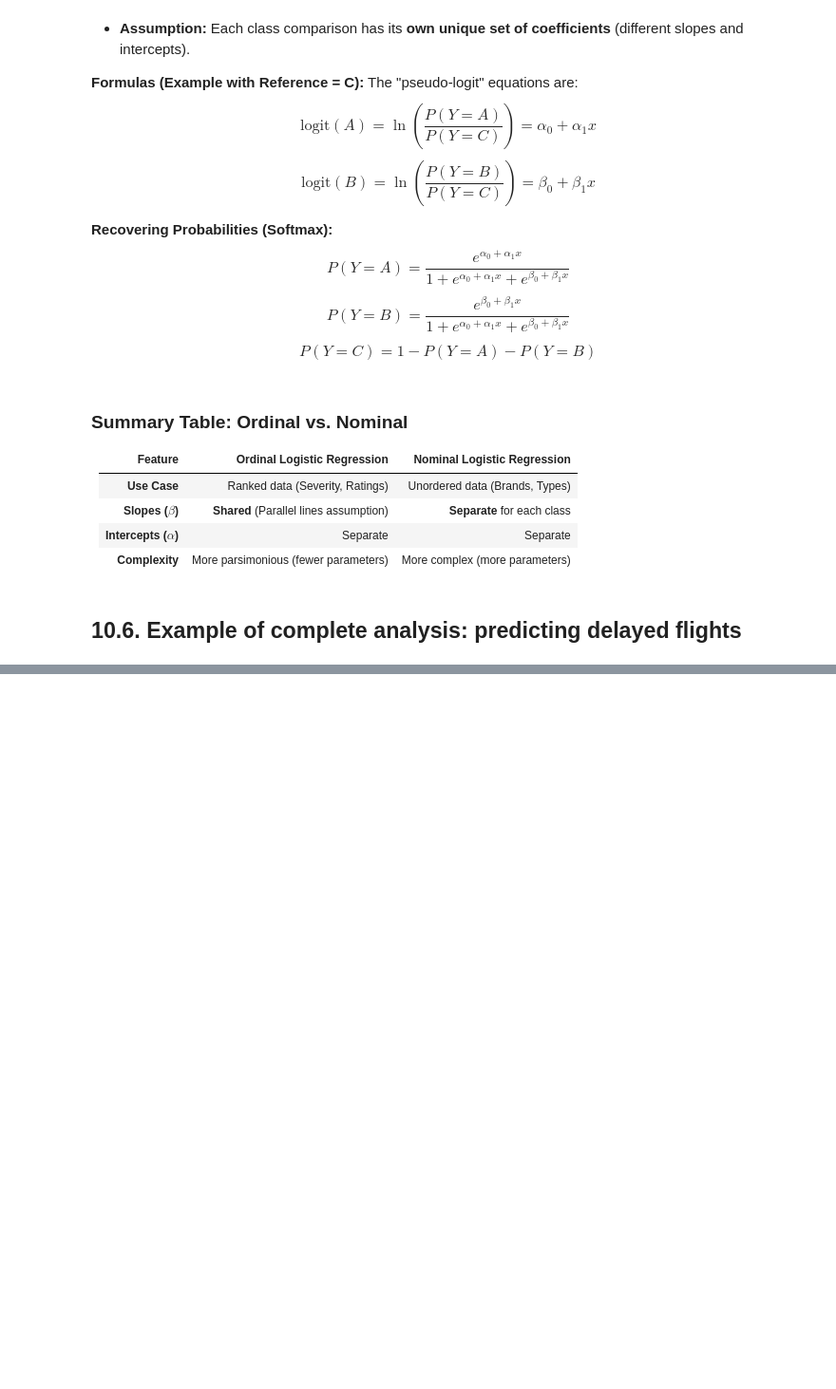
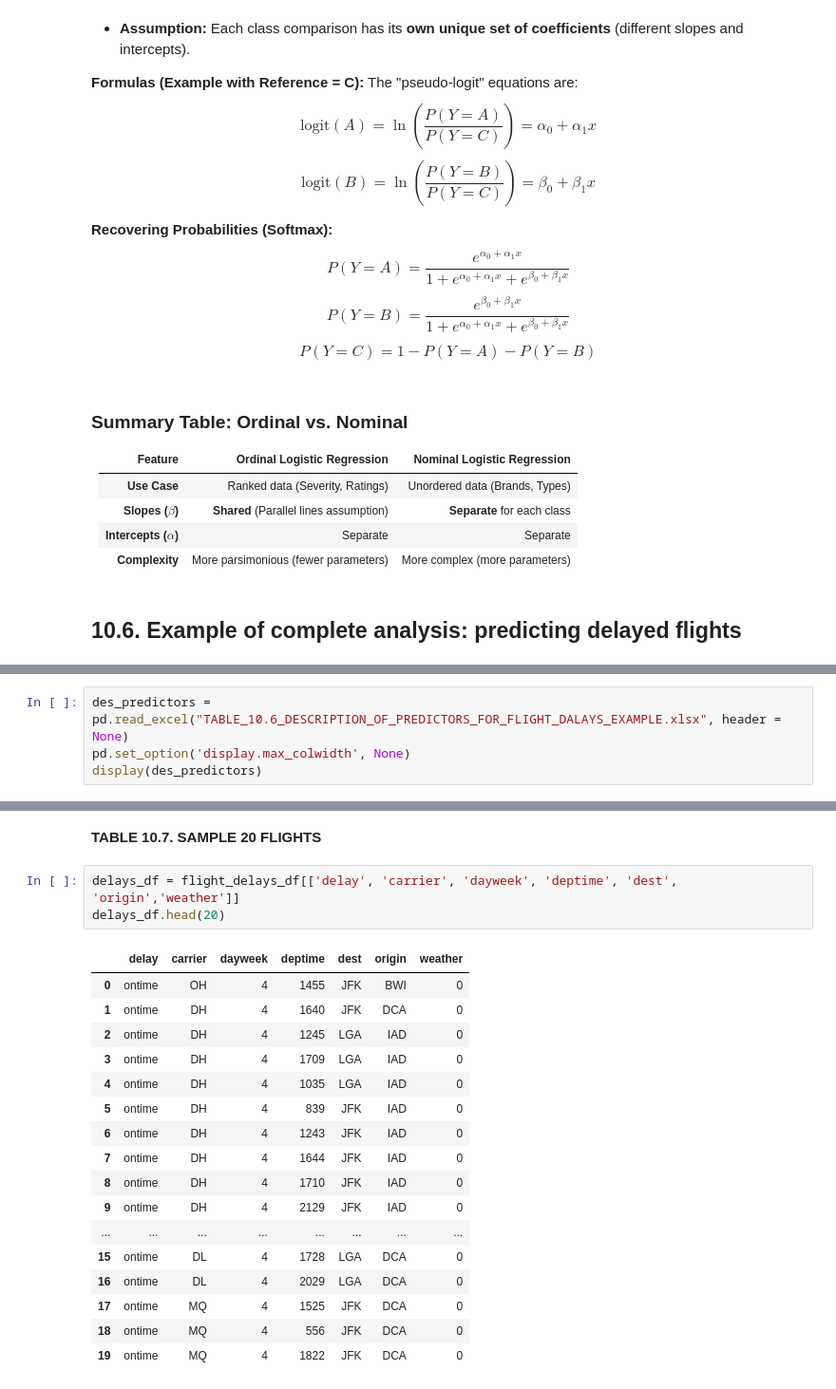
Before and after one commit to ThanhVanLe0605/Data-Mining-For-Business-Analytics-In-Python, a Jupyter notebook: Chapter_10_Logistic_Regression.ipynb, the cells around one changed output, grey strips where cells are left out. Shown: that part at 95% size. Drawn from its saved outputs; the diff is of its cells as text; blank space fills up the shorter version.

```diff
--- a/Chapter_10_Logistic_Regression.ipynb
+++ b/Chapter_10_Logistic_Regression.ipynb
@@ -342,0 +362,4 @@ $$
+# %%
+des_predictors = pd.read_excel("TABLE_10.6_DESCRIPTION_OF_PREDICTORS_FOR_FLIGHT_DALAYS_EXAMPLE.xlsx", header = None)
+pd.set_option('display.max_colwidth', None)
+display(des_predictors)
@@ -342,0 +388,23 @@ $$
+# %% [markdown]
+**TABLE 10.7. SAMPLE 20 FLIGHTS**
+# %%
+delays_df = flight_delays_df[['delay', 'carrier', 'dayweek', 'deptime', 'dest', 'origin','weather']]
+delays_df.head(20)
+# %% [output]
+|  | delay | carrier | dayweek | deptime | dest | origin | weather |
+| 0 | ontime | OH | 4 | 1455 | JFK | BWI | 0 |
+| 1 | ontime | DH | 4 | 1640 | JFK | DCA | 0 |
+| 2 | ontime | DH | 4 | 1245 | LGA | IAD | 0 |
+| 3 | ontime | DH | 4 | 1709 | LGA | IAD | 0 |
+| 4 | ontime | DH | 4 | 1035 | LGA | IAD | 0 |
+| 5 | ontime | DH | 4 | 839 | JFK | IAD | 0 |
+| 6 | ontime | DH | 4 | 1243 | JFK | IAD | 0 |
+| 7 | ontime | DH | 4 | 1644 | JFK | IAD | 0 |
+| 8 | ontime | DH | 4 | 1710 | JFK | IAD | 0 |
+| 9 | ontime | DH | 4 | 2129 | JFK | IAD | 0 |
+| ... | ... | ... | ... | ... | ... | ... | ... |
+| 15 | ontime | DL | 4 | 1728 | LGA | DCA | 0 |
+| 16 | ontime | DL | 4 | 2029 | LGA | DCA | 0 |
+| 17 | ontime | MQ | 4 | 1525 | JFK | DCA | 0 |
+| 18 | ontime | MQ | 4 | 556 | JFK | DCA | 0 |
+| 19 | ontime | MQ | 4 | 1822 | JFK | DCA | 0 |
```
Also changed, not shown: parts of 12 cells of this notebook.
